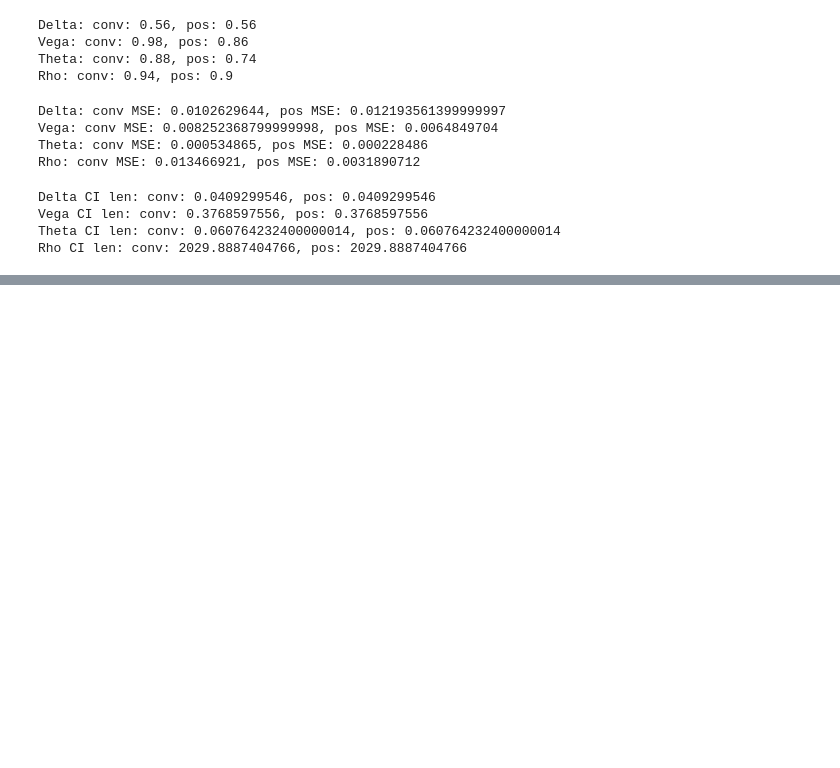
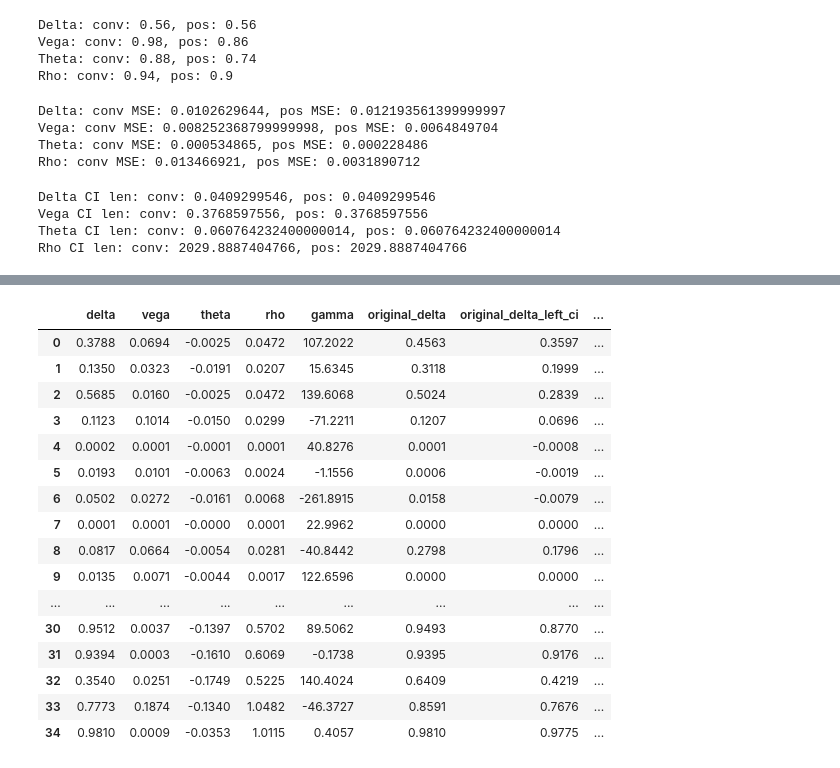
Before and after one commit to yaskev/mipt-thesis, a Jupyter notebook: greeks_analytics.ipynb, the cells around one changed output, grey strips where cells are left out. Cells and saved outputs as stored; diff of their text form; code cells hidden in the pictures; blank space fills up the shorter version.

```diff
--- a/greeks_analytics.ipynb
+++ b/greeks_analytics.ipynb
@@ -185,0 +254,7 @@ Rho CI len: conv: 2029.8887404766, pos: 2029.8887404766
+# %%
+left = pd.read_csv('double_net_pricer/left_greeks_convex.csv')
+right = pd.read_csv('double_net_pricer/right_greeks_convex.csv')
+
+t_pos = pd.concat([left, right])
+
+t_pos = t_pos[t_pos['delta'] > 0]
@@ -185,0 +302,20 @@ Rho CI len: conv: 2029.8887404766, pos: 2029.8887404766
+# %%
+t_pos.head(53)
+# %% [output]
+|  | delta | vega | theta | rho | gamma | original_delta | original_delta_left_ci | ... |
+| 0 | 0.3788 | 0.0694 | -0.0025 | 0.0472 | 107.2022 | 0.4563 | 0.3597 | ... |
+| 1 | 0.1350 | 0.0323 | -0.0191 | 0.0207 | 15.6345 | 0.3118 | 0.1999 | ... |
+| 2 | 0.5685 | 0.0160 | -0.0025 | 0.0472 | 139.6068 | 0.5024 | 0.2839 | ... |
+| 3 | 0.1123 | 0.1014 | -0.0150 | 0.0299 | -71.2211 | 0.1207 | 0.0696 | ... |
+| 4 | 0.0002 | 0.0001 | -0.0001 | 0.0001 | 40.8276 | 0.0001 | -0.0008 | ... |
+| 5 | 0.0193 | 0.0101 | -0.0063 | 0.0024 | -1.1556 | 0.0006 | -0.0019 | ... |
+| 6 | 0.0502 | 0.0272 | -0.0161 | 0.0068 | -261.8915 | 0.0158 | -0.0079 | ... |
+| 7 | 0.0001 | 0.0001 | -0.0000 | 0.0001 | 22.9962 | 0.0000 | 0.0000 | ... |
+| 8 | 0.0817 | 0.0664 | -0.0054 | 0.0281 | -40.8442 | 0.2798 | 0.1796 | ... |
+| 9 | 0.0135 | 0.0071 | -0.0044 | 0.0017 | 122.6596 | 0.0000 | 0.0000 | ... |
+| ... | ... | ... | ... | ... | ... | ... | ... | ... |
+| 30 | 0.9512 | 0.0037 | -0.1397 | 0.5702 | 89.5062 | 0.9493 | 0.8770 | ... |
+| 31 | 0.9394 | 0.0003 | -0.1610 | 0.6069 | -0.1738 | 0.9395 | 0.9176 | ... |
+| 32 | 0.3540 | 0.0251 | -0.1749 | 0.5225 | 140.4024 | 0.6409 | 0.4219 | ... |
+| 33 | 0.7773 | 0.1874 | -0.1340 | 1.0482 | -46.3727 | 0.8591 | 0.7676 | ... |
+| 34 | 0.9810 | 0.0009 | -0.0353 | 1.0115 | 0.4057 | 0.9810 | 0.9775 | ... |
```
Also changed, not shown: parts of 11 cells of this notebook, 13 other files.
